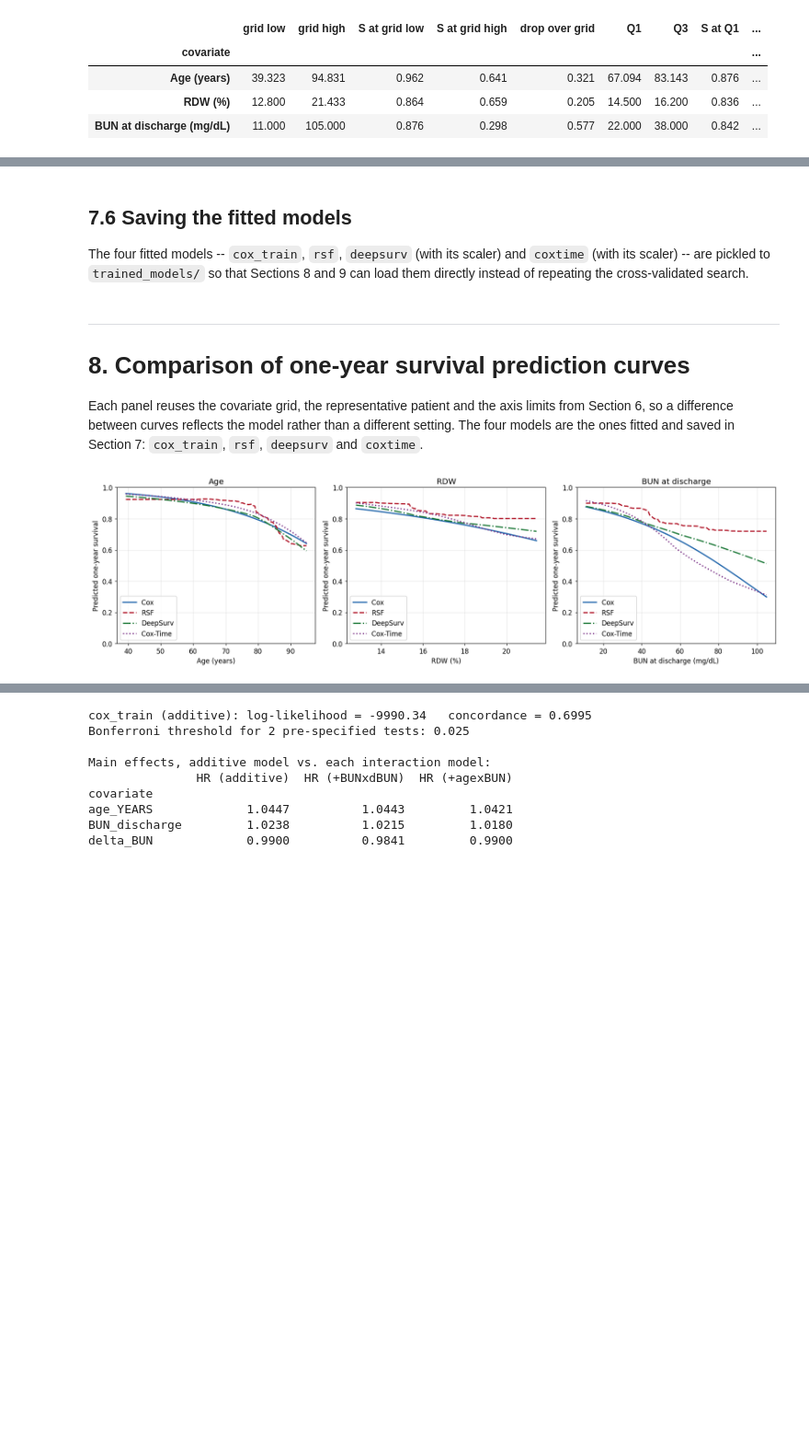
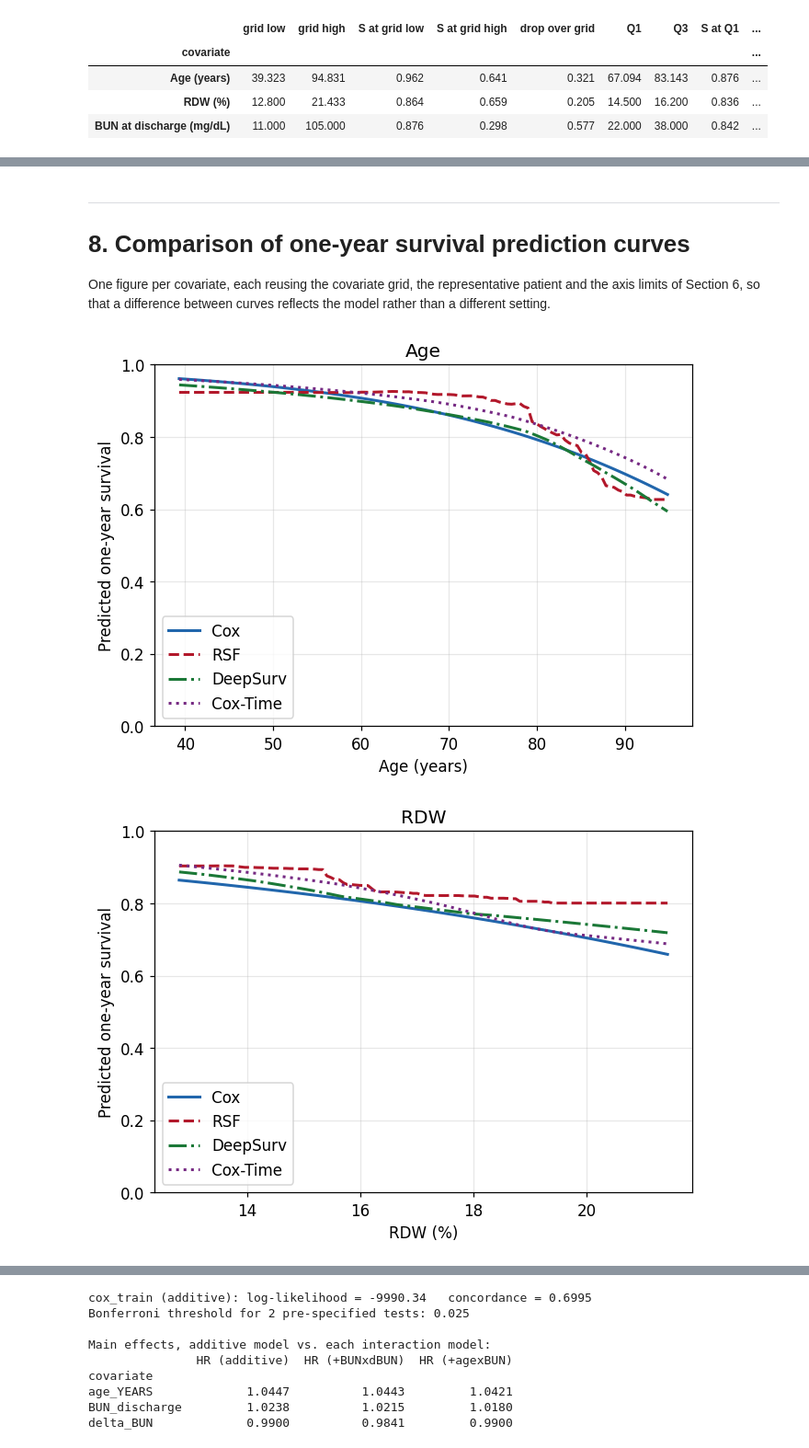
Before and after one commit to Mormorfor/SAML_project, a Jupyter notebook: Final Project/final_proj.ipynb, the cells around one changed output, grey strips where cells are left out. Shown at 92% size. Saved outputs shown, nothing was run; the diff lists cells and outputs as text; code cells hidden in the pictures; blank space fills up the shorter version.

```diff
--- a/Final Project/final_proj.ipynb
+++ b/Final Project/final_proj.ipynb
@@ -933,7 +885,7 @@ Section 7.6 saves all four fitted models to `trained_models/` so that Sections 8
 from sklearn.model_selection import KFold, ParameterGrid
 from sklearn.preprocessing import StandardScaler
 from sksurv.util import Surv
-from sksurv.metrics import integrated_brier_score
+from sksurv.metrics import brier_score
 
 CAT_COL = "cat_comorbidities"
 NUMERIC_VARS = [c for c in MODEL_VARS if c != CAT_COL]
@@ -960,10 +912,20 @@ def surv_at_times(curves, times):
     return curves.reindex(curves.index.union(times)).ffill().fillna(1.0).loc[times].T.to_numpy()
 
 
+def integrated_bs(bs):
+    """(1/12) times the trapezoidal integral of the IPCW Brier score over months 0 to 12.
+
+    BS(0) = 0 exactly -- every patient is alive at discharge and every model predicts S(0) = 1 --
+    so that point is prepended to the monthly scores and the integral starts at zero.
+    """
+    return np.trapezoid(np.r_[0.0, bs], np.r_[0.0, EVAL_TIMES]) / HORIZON
+
+
 def one_year_ibs(curves, d_fit, d_val):
     # IPCW weights come from the fitting folds, the predictions from the held-out fold
-    return integrated_brier_score(surv_target(d_fit), surv_target(d_val),
-                                  surv_at_times(curves, EVAL_TIMES), EVAL_TIMES)
+    _, bs = brier_score(surv_target(d_fit), surv_target(d_val),
+                        surv_at_times(curves, EVAL_TIMES), EVAL_TIMES)
+    return integrated_bs(bs)
 
 
 def cv_search(fit_fold, grid):
@@ -1173,9 +1134,12 @@ if os.path.exists(os.path.join(MODEL_DIR, "deepsurv.joblib")):
 else:
     ds_results = cv_search(lambda p, a, b: fit_net_fold(p, a, b, cox_time=False), NET_GRID)
     ds_params, ds_row = best_of(ds_results, complexity=net_complexity)
-    ds_epochs = int(round(ds_row["epochs"]))
-    deepsurv, deepsurv_scaler, _ = train_net(ds_params, train_df, cox_time=False, epochs=ds_epochs)
+    deepsurv, deepsurv_scaler, _ = train_net(ds_params, train_df, cox_time=False,
+                                             epochs=int(round(ds_row["epochs"])))
     joblib.dump((deepsurv, deepsurv_scaler, ds_params, ds_row), os.path.join(MODEL_DIR, "deepsurv.joblib"))
+
+# taken from the saved row, so it is defined whether the model was refitted or loaded
+ds_epochs = int(round(ds_row["epochs"]))
 
 print("Selected:", ", ".join(f"{k} = {v}" for k, v in ds_params.items()),
       f"   CV IBS: {ds_row['IBS']:.4f} +/- {ds_row['IBS_SE']:.4f}   epochs: {int(round(ds_row['epochs']))}")
@@ -1193,9 +1157,11 @@ if os.path.exists(os.path.join(MODEL_DIR, "coxtime.joblib")):
 else:
     ct_results = cv_search(lambda p, a, b: fit_net_fold(p, a, b, cox_time=True), NET_GRID)
     ct_params, ct_row = best_of(ct_results, complexity=net_complexity)
-    ct_epochs = int(round(ct_row["epochs"]))
-    coxtime, coxtime_scaler, _ = train_net(ct_params, train_df, cox_time=True, epochs=ct_epochs)
+    coxtime, coxtime_scaler, _ = train_net(ct_params, train_df, cox_time=True,
+                                           epochs=int(round(ct_row["epochs"])))
     joblib.dump((coxtime, coxtime_scaler, ct_params, ct_row), os.path.join(MODEL_DIR, "coxtime.joblib"))
+
+ct_epochs = int(round(ct_row["epochs"]))
 
 print("Selected:", ", ".join(f"{k} = {v}" for k, v in ct_params.items()),
       f"   CV IBS: {ct_row['IBS']:.4f} +/- {ct_row['IBS_SE']:.4f}   epochs: {int(round(ct_row['epochs']))}")
@@ -1242,12 +1214,8 @@ NameError: name 'rsf_params' is not defined
-# %% [markdown]
-## 7.6 Saving the fitted models
-
-The four fitted models -- `cox_train`, `rsf`, `deepsurv` (with its scaler) and `coxtime` (with its scaler) -- are pickled to `trained_models/` so that Sections 8 and 9 can load them directly instead of repeating the cross-validated search.
 # %% [markdown]
 ---
 # 8. Comparison of one-year survival prediction curves
 
-Each panel reuses the covariate grid, the representative patient and the axis limits from Section 6, so a difference between curves reflects the model rather than a different setting. The four models are the ones fitted and saved in Section 7: `cox_train`, `rsf`, `deepsurv` and `coxtime`.
+One figure per covariate, each reusing the covariate grid, the representative patient and the axis limits of Section 6, so that a difference between curves reflects the model rather than a different setting.
 # %%
 MODEL_STYLE = {
     "Cox": ("#2166ac", "-"),
@@ -1255,41 +1223,45 @@ MODEL_STYLE = {
     "DeepSurv": ("#1b7837", "-."),
     "Cox-Time": ("#762a83", ":"),
 }
+
+FIG7_FILES = {"age_YEARS": "fig7a_age.png", "RDW": "fig7b_rdw.png",
+              "BUN_discharge": "fig7c_bun_discharge.png"}
 
 
 def grid_frame(covariate, values):
     # representative_row stores the comorbidity level as plain text; design_matrix needs the
     # categorical dtype back so get_dummies reproduces the two training-time columns
     rows = pd.concat([base_train.assign(**{covariate: v}) for v in values], ignore_index=True)
     rows[CAT_COL] = pd.Categorical(rows[CAT_COL], categories=train_df[CAT_COL].cat.categories)
     return rows
 
 
 curve_rows = []
-fig, axes = plt.subplots(1, 3, figsize=(16.0, 4.6))
-for ax, (covariate, label) in zip(axes, PLOT_COVARIATES.items()):
+for covariate, label in PLOT_COVARIATES.items():
     grid = plot_grids[covariate]
     q1, q3 = train_df[covariate].quantile([0.25, 0.75])
     rows = grid_frame(covariate, np.concatenate([grid, [q1, q3]]))
+
+    fig, ax = plt.subplots(figsize=(6.2, 4.6))
     for name, (color, style) in MODEL_STYLE.items():
         pred = one_year_survival(name, rows)
         curve, (s_q1, s_q3) = pred[:len(grid)], pred[len(grid):]
         ax.plot(grid, curve, color=color, linestyle=style, linewidth=2, label=name)
         curve_rows.append([label, name, curve[0], curve[-1], curve[0] - curve[-1], s_q1 - s_q3])
     ax.set_xlabel(label)
     ax.set_ylabel("Predicted one-year survival")
     ax.set_title(label.split(" (")[0])
     ax.set_ylim(0, 1)
     ax.legend()
-
-fig.tight_layout()
-fig.savefig(os.path.join(FIG_DIR, "fig7_model_comparison.png"))
-plt.show()
+    fig.tight_layout()
+    fig.savefig(os.path.join(FIG_DIR, FIG7_FILES[covariate]))
+    plt.show()
 
 model_curves = pd.DataFrame(curve_rows, columns=[
     "covariate", "model", "S at grid low", "S at grid high", "drop over grid", "drop over IQR"
 ]).set_index(["covariate", "model"]).round(3)
 model_curves.to_csv(os.path.join(TAB_DIR, "table9_model_curve_ranges.csv"))
 model_curves
 # %% [output]
-[figure, old version]
+[figure, new version]
+[figure, added]
```
Also changed, not shown: parts of 75 cells of this notebook.
